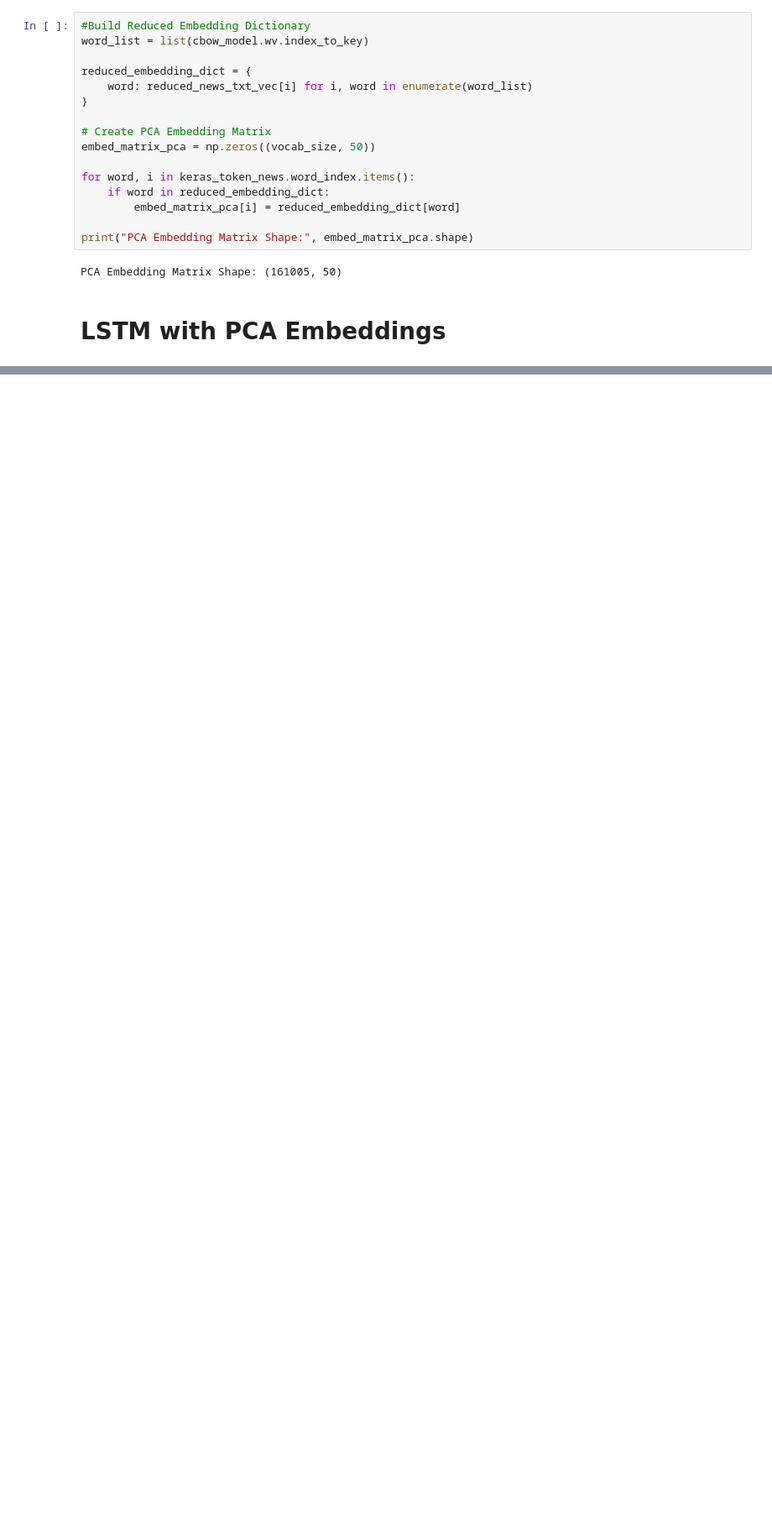
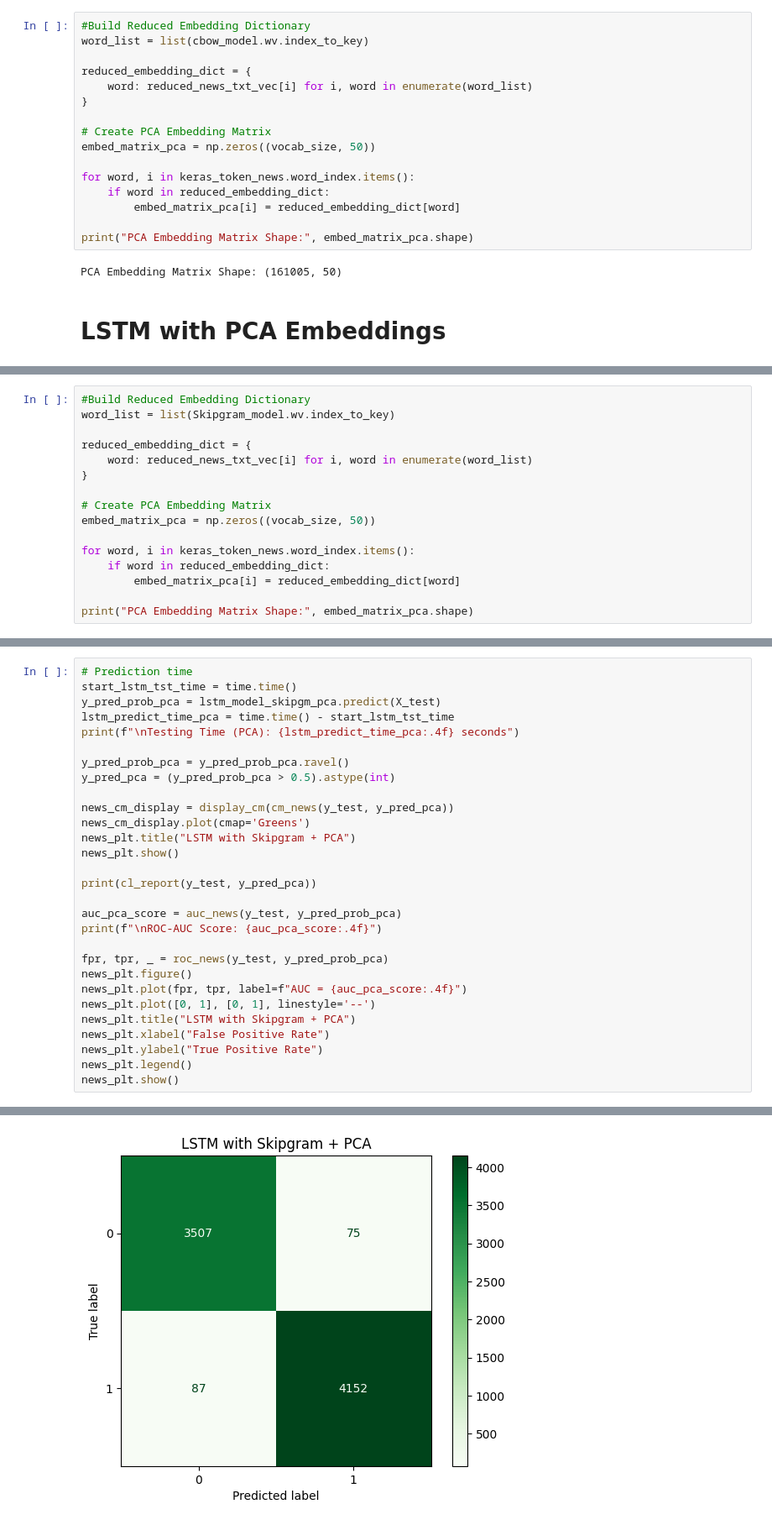
Before and after one commit to SasiEarni/CBOW-and-Skip-gram, a Jupyter notebook: CBOW_vs_Skipgram_Text_Classification.ipynb, the cells around one changed output, grey strips where cells are left out. Shown at 84% size. Drawn from its saved outputs; the diff is of its cells as text; blank space fills up the shorter version.

```diff
--- a/CBOW_vs_Skipgram_Text_Classification.ipynb
+++ b/CBOW_vs_Skipgram_Text_Classification.ipynb
@@ -986,0 +1278,16 @@ ROC-AUC Score: 0.9984
+# %%
+#Build Reduced Embedding Dictionary
+word_list = list(Skipgram_model.wv.index_to_key)
+
+reduced_embedding_dict = {
+    word: reduced_news_txt_vec[i] for i, word in enumerate(word_list)
+}
+
+# Create PCA Embedding Matrix
+embed_matrix_pca = np.zeros((vocab_size, 50))
+
+for word, i in keras_token_news.word_index.items():
+    if word in reduced_embedding_dict:
+        embed_matrix_pca[i] = reduced_embedding_dict[word]
+
+print("PCA Embedding Matrix Shape:", embed_matrix_pca.shape)
@@ -986,0 +1355,30 @@ ROC-AUC Score: 0.9984
+# %%
+# Prediction time
+start_lstm_tst_time = time.time()
+y_pred_prob_pca = lstm_model_skipgm_pca.predict(X_test)
+lstm_predict_time_pca = time.time() - start_lstm_tst_time
+print(f"\nTesting Time (PCA): {lstm_predict_time_pca:.4f} seconds")
+
+y_pred_prob_pca = y_pred_prob_pca.ravel()
+y_pred_pca = (y_pred_prob_pca > 0.5).astype(int)
+
+news_cm_display = display_cm(cm_news(y_test, y_pred_pca))
+news_cm_display.plot(cmap='Greens')
+news_plt.title("LSTM with Skipgram + PCA")
+news_plt.show()
+
+print(cl_report(y_test, y_pred_pca))
+
+auc_pca_score = auc_news(y_test, y_pred_prob_pca)
+print(f"\nROC-AUC Score: {auc_pca_score:.4f}")
+
+fpr, tpr, _ = roc_news(y_test, y_pred_prob_pca)
+news_plt.figure()
+news_plt.plot(fpr, tpr, label=f"AUC = {auc_pca_score:.4f}")
+news_plt.plot([0, 1], [0, 1], linestyle='--')
+news_plt.title("LSTM with Skipgram + PCA")
+news_plt.xlabel("False Positive Rate")
+news_plt.ylabel("True Positive Rate")
+news_plt.legend()
+news_plt.show()
+# %% [output]
@@ -986,0 +1388 @@ ROC-AUC Score: 0.9984
+[figure, added]
```
Also changed, not shown: parts of 39 cells of this notebook.
